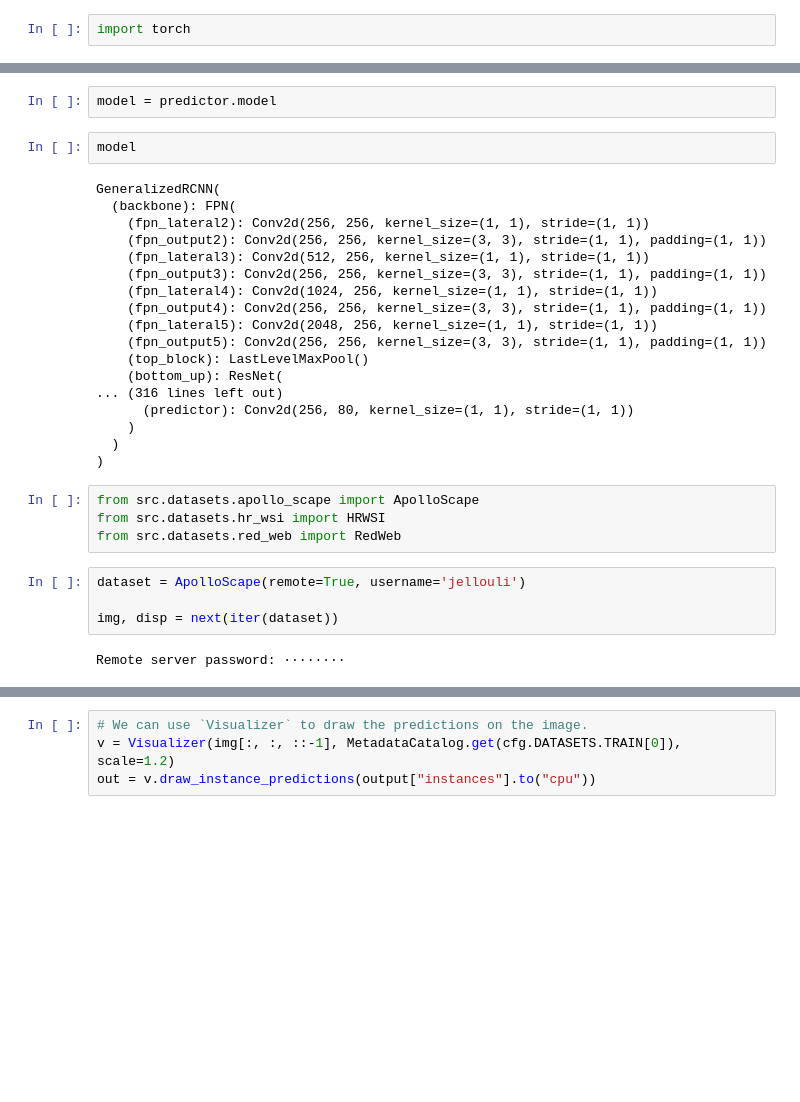
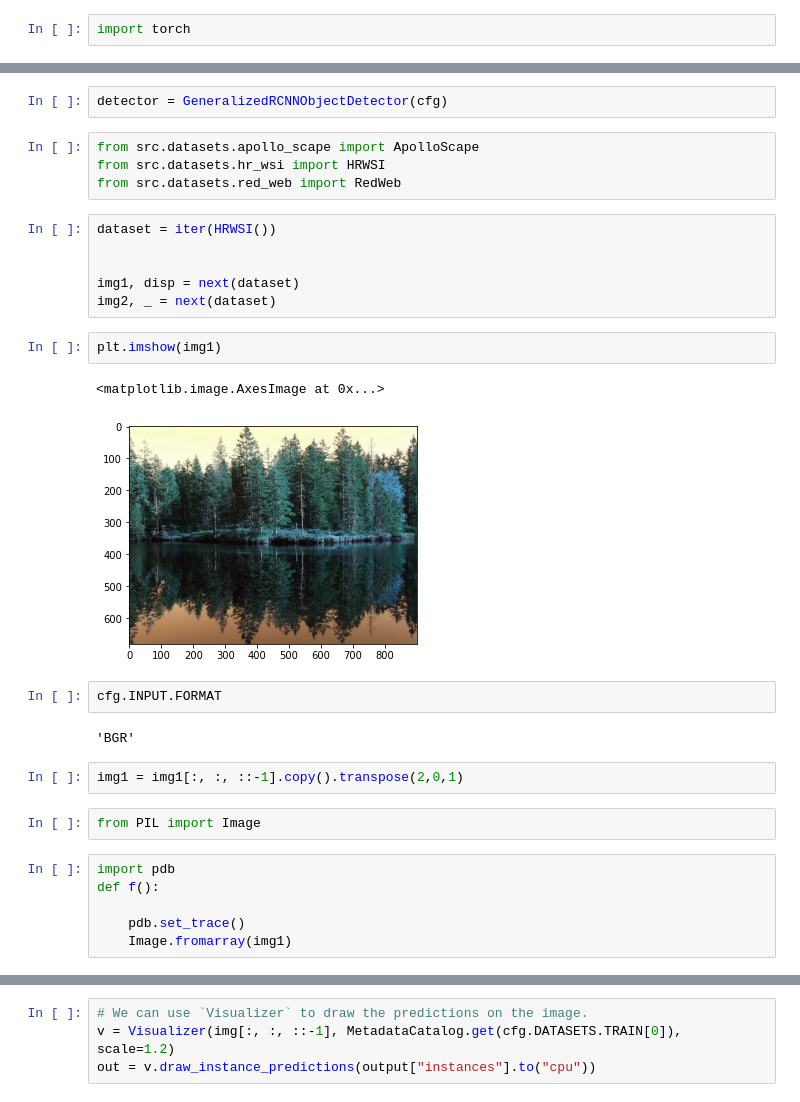
Before and after one commit to Ahmedjjj/midas_hkrm, a Jupyter notebook: notebooks/Object-detection.ipynb, the cells around one changed output, grey strips where cells are left out. Drawn from its saved outputs; the diff is of its cells as text; blank space fills up the shorter version.

```diff
--- a/notebooks/Object-detection.ipynb
+++ b/notebooks/Object-detection.ipynb
@@ -55,32 +37,31 @@ predictor = DefaultPredictor(cfg)
-# %%
-model = predictor.model
-# %%
-model
-# %% [output]
-GeneralizedRCNN(
-  (backbone): FPN(
-    (fpn_lateral2): Conv2d(256, 256, kernel_size=(1, 1), stride=(1, 1))
-    (fpn_output2): Conv2d(256, 256, kernel_size=(3, 3), stride=(1, 1), padding=(1, 1))
-    (fpn_lateral3): Conv2d(512, 256, kernel_size=(1, 1), stride=(1, 1))
-    (fpn_output3): Conv2d(256, 256, kernel_size=(3, 3), stride=(1, 1), padding=(1, 1))
-    (fpn_lateral4): Conv2d(1024, 256, kernel_size=(1, 1), stride=(1, 1))
-    (fpn_output4): Conv2d(256, 256, kernel_size=(3, 3), stride=(1, 1), padding=(1, 1))
-    (fpn_lateral5): Conv2d(2048, 256, kernel_size=(1, 1), stride=(1, 1))
-    (fpn_output5): Conv2d(256, 256, kernel_size=(3, 3), stride=(1, 1), padding=(1, 1))
-    (top_block): LastLevelMaxPool()
-    (bottom_up): ResNet(
-... (316 lines left out)
-      (predictor): Conv2d(256, 80, kernel_size=(1, 1), stride=(1, 1))
-    )
-  )
-)
+# %%
+detector = GeneralizedRCNNObjectDetector(cfg)
 # %%
 from src.datasets.apollo_scape import ApolloScape
 from src.datasets.hr_wsi import HRWSI
 from src.datasets.red_web import RedWeb
 # %%
-dataset = ApolloScape(remote=True, username='jellouli')
+dataset = iter(HRWSI())
 
-img, disp = next(iter(dataset))
+
+img1, disp = next(dataset)
+img2, _ = next(dataset)
-# %% [output]
-Remote server password: ········
+# %%
+plt.imshow(img1)
+# %% [output]
+<matplotlib.image.AxesImage at 0x...>
+[figure, added]
+# %%
+cfg.INPUT.FORMAT
+# %% [output]
+'BGR'
+# %%
+img1 = img1[:, :, ::-1].copy().transpose(2,0,1)
+# %%
+from PIL import Image
+# %%
+import pdb
+def f():
+
+    pdb.set_trace()
+    Image.fromarray(img1)
```
Also changed, not shown: parts of 21 cells of this notebook, 5 other files.
